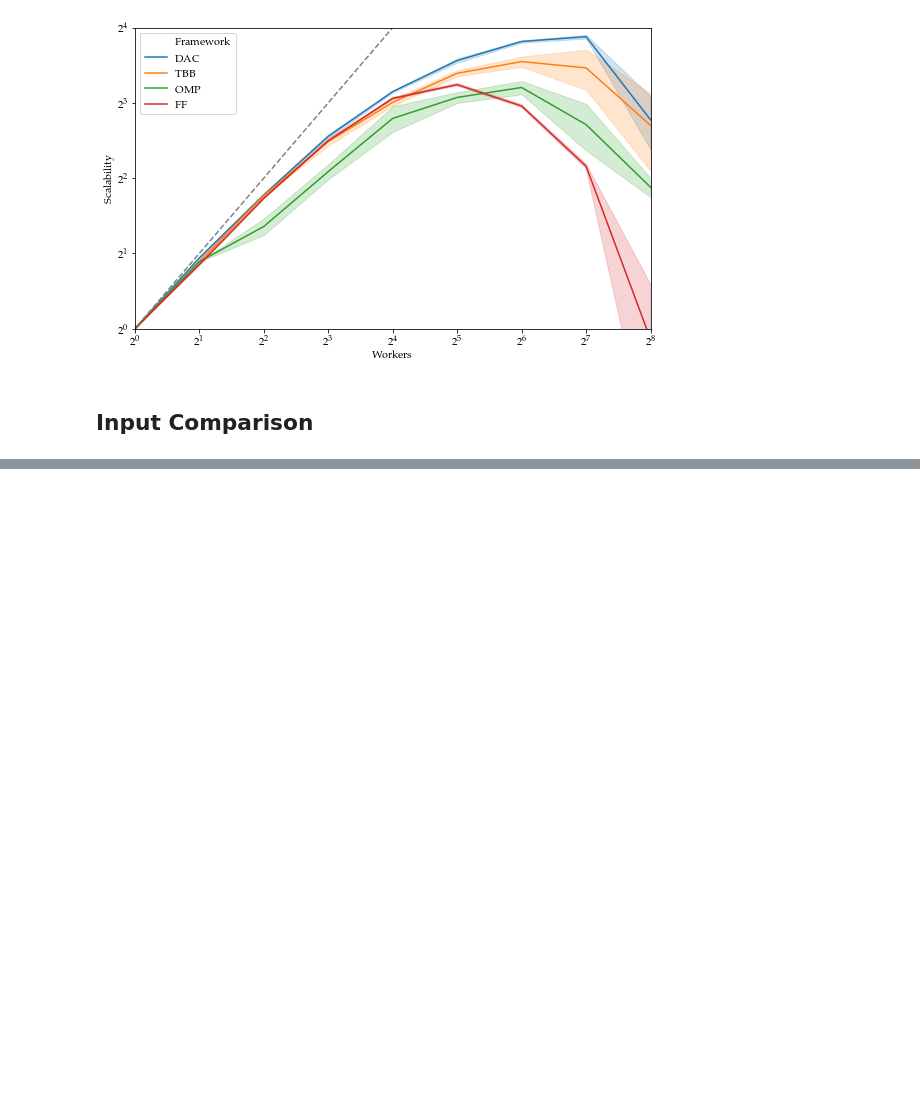
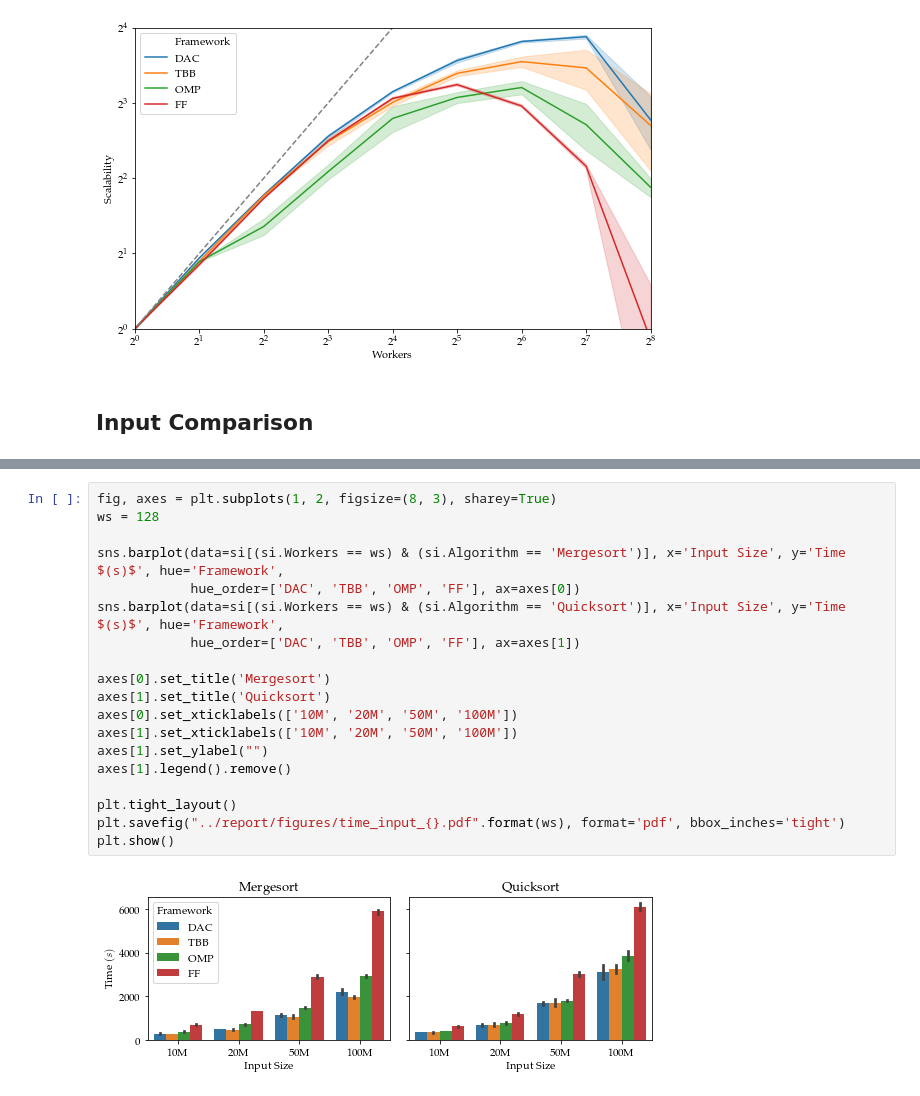
Before and after one commit to flandolfi/SPM-project, a Jupyter notebook: notebooks/analysis.ipynb, the cells around one changed output, grey strips where cells are left out. Saved outputs shown, nothing was run; the diff lists cells and outputs as text; blank space fills up the shorter version.

```diff
--- a/notebooks/analysis.ipynb
+++ b/notebooks/analysis.ipynb
@@ -629,0 +629,21 @@ plt.show()
+# %%
+fig, axes = plt.subplots(1, 2, figsize=(8, 3), sharey=True)
+ws = 128
+
+sns.barplot(data=si[(si.Workers == ws) & (si.Algorithm == 'Mergesort')], x='Input Size', y='Time $(s)$', hue='Framework',
+            hue_order=['DAC', 'TBB', 'OMP', 'FF'], ax=axes[0])
+sns.barplot(data=si[(si.Workers == ws) & (si.Algorithm == 'Quicksort')], x='Input Size', y='Time $(s)$', hue='Framework',
+            hue_order=['DAC', 'TBB', 'OMP', 'FF'], ax=axes[1])
+
+axes[0].set_title('Mergesort')
+axes[1].set_title('Quicksort')
+axes[0].set_xticklabels(['10M', '20M', '50M', '100M'])
+axes[1].set_xticklabels(['10M', '20M', '50M', '100M'])
+axes[1].set_ylabel("")
+axes[1].legend().remove()
+
+plt.tight_layout()
+plt.savefig("../report/figures/time_input_{}.pdf".format(ws), format='pdf', bbox_inches='tight')
+plt.show()
+# %% [output]
+[figure, added]
```
Also changed, not shown: parts of 7 cells of this notebook, 1 other file.
